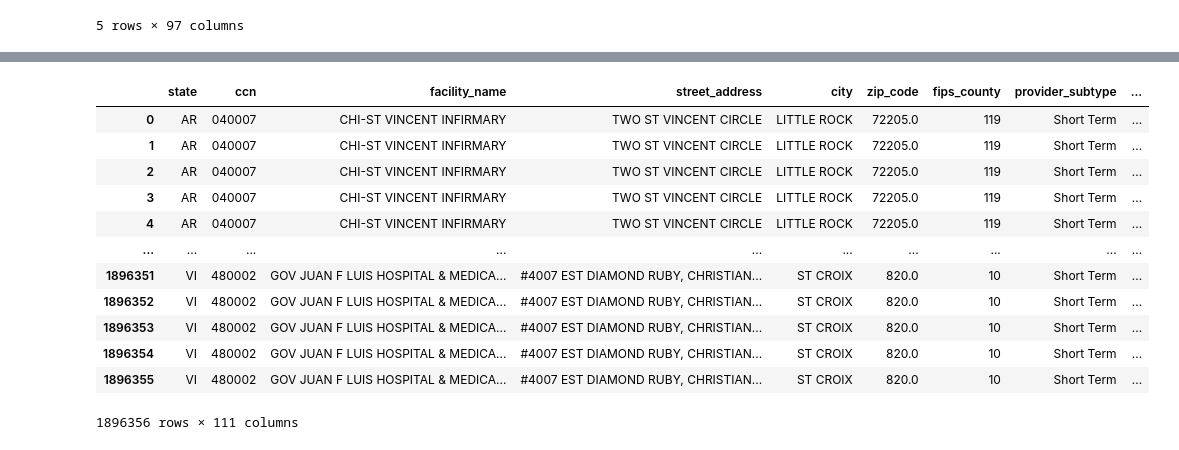
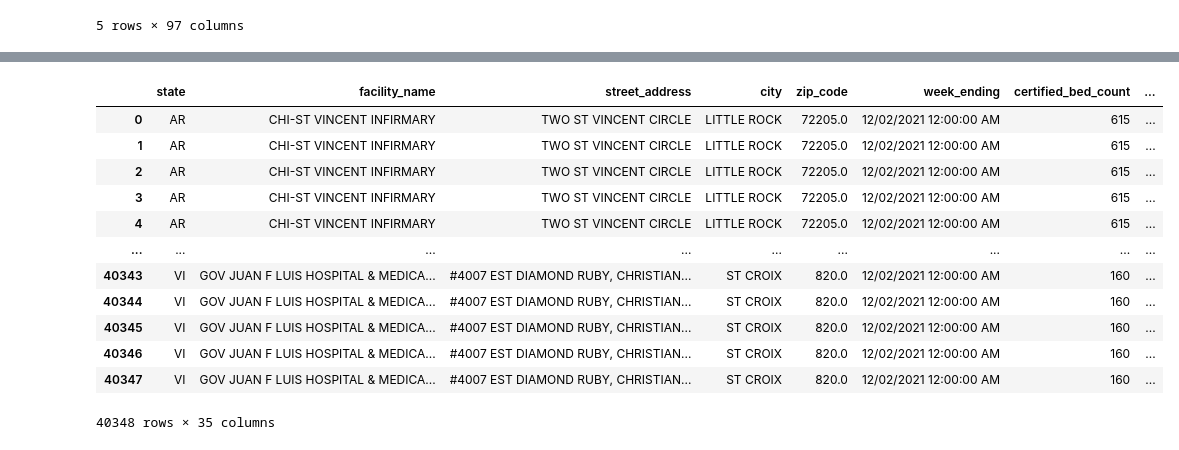
Before and after one commit to Lucasmvs1994/Project_2, a Jupyter notebook: Dan.ipynb, the cells around one changed output, grey strips where cells are left out. Saved outputs shown, nothing was run; the diff lists cells and outputs as text; code cells hidden in the pictures.

```diff
--- a/Dan.ipynb
+++ b/Dan.ipynb
@@ -30,18 +157,17 @@ file_df2.head(5)
 # %%
-file_df = pd.merge(file_df1, file_df2)
+df3 = pd.merge(df1, file_df2)
+df3
+# %% [output]
+|  | state | facility_name | street_address | city | zip_code | week_ending | certified_bed_count | ... |
+| 0 | AR | CHI-ST VINCENT INFIRMARY | TWO ST VINCENT CIRCLE | LITTLE ROCK | 72205.0 | 12/02/2021 12:00:00 AM | 615 | ... |
+| 1 | AR | CHI-ST VINCENT INFIRMARY | TWO ST VINCENT CIRCLE | LITTLE ROCK | 72205.0 | 12/02/2021 12:00:00 AM | 615 | ... |
+| 2 | AR | CHI-ST VINCENT INFIRMARY | TWO ST VINCENT CIRCLE | LITTLE ROCK | 72205.0 | 12/02/2021 12:00:00 AM | 615 | ... |
+| 3 | AR | CHI-ST VINCENT INFIRMARY | TWO ST VINCENT CIRCLE | LITTLE ROCK | 72205.0 | 12/02/2021 12:00:00 AM | 615 | ... |
+| 4 | AR | CHI-ST VINCENT INFIRMARY | TWO ST VINCENT CIRCLE | LITTLE ROCK | 72205.0 | 12/02/2021 12:00:00 AM | 615 | ... |
+| ... | ... | ... | ... | ... | ... | ... | ... | ... |
+| 40343 | VI | GOV JUAN F LUIS HOSPITAL & MEDICA... | #4007 EST DIAMOND RUBY, CHRISTIAN... | ST CROIX | 820.0 | 12/02/2021 12:00:00 AM | 160 | ... |
+| 40344 | VI | GOV JUAN F LUIS HOSPITAL & MEDICA... | #4007 EST DIAMOND RUBY, CHRISTIAN... | ST CROIX | 820.0 | 12/02/2021 12:00:00 AM | 160 | ... |
+| 40345 | VI | GOV JUAN F LUIS HOSPITAL & MEDICA... | #4007 EST DIAMOND RUBY, CHRISTIAN... | ST CROIX | 820.0 | 12/02/2021 12:00:00 AM | 160 | ... |
+| 40346 | VI | GOV JUAN F LUIS HOSPITAL & MEDICA... | #4007 EST DIAMOND RUBY, CHRISTIAN... | ST CROIX | 820.0 | 12/02/2021 12:00:00 AM | 160 | ... |
+| 40347 | VI | GOV JUAN F LUIS HOSPITAL & MEDICA... | #4007 EST DIAMOND RUBY, CHRISTIAN... | ST CROIX | 820.0 | 12/02/2021 12:00:00 AM | 160 | ... |
+40348 rows × 35 columns
-# %%
-file_df
-# %% [output]
-|  | state | ccn | facility_name | street_address | city | zip_code | fips_county | provider_subtype | ... |
-| 0 | AR | 040007 | CHI-ST VINCENT INFIRMARY | TWO ST VINCENT CIRCLE | LITTLE ROCK | 72205.0 | 119 | Short Term | ... |
-| 1 | AR | 040007 | CHI-ST VINCENT INFIRMARY | TWO ST VINCENT CIRCLE | LITTLE ROCK | 72205.0 | 119 | Short Term | ... |
-| 2 | AR | 040007 | CHI-ST VINCENT INFIRMARY | TWO ST VINCENT CIRCLE | LITTLE ROCK | 72205.0 | 119 | Short Term | ... |
-| 3 | AR | 040007 | CHI-ST VINCENT INFIRMARY | TWO ST VINCENT CIRCLE | LITTLE ROCK | 72205.0 | 119 | Short Term | ... |
-| 4 | AR | 040007 | CHI-ST VINCENT INFIRMARY | TWO ST VINCENT CIRCLE | LITTLE ROCK | 72205.0 | 119 | Short Term | ... |
-| ... | ... | ... | ... | ... | ... | ... | ... | ... | ... |
-| 1896351 | VI | 480002 | GOV JUAN F LUIS HOSPITAL & MEDICA... | #4007 EST DIAMOND RUBY, CHRISTIAN... | ST CROIX | 820.0 | 10 | Short Term | ... |
-| 1896352 | VI | 480002 | GOV JUAN F LUIS HOSPITAL & MEDICA... | #4007 EST DIAMOND RUBY, CHRISTIAN... | ST CROIX | 820.0 | 10 | Short Term | ... |
-| 1896353 | VI | 480002 | GOV JUAN F LUIS HOSPITAL & MEDICA... | #4007 EST DIAMOND RUBY, CHRISTIAN... | ST CROIX | 820.0 | 10 | Short Term | ... |
-| 1896354 | VI | 480002 | GOV JUAN F LUIS HOSPITAL & MEDICA... | #4007 EST DIAMOND RUBY, CHRISTIAN... | ST CROIX | 820.0 | 10 | Short Term | ... |
-| 1896355 | VI | 480002 | GOV JUAN F LUIS HOSPITAL & MEDICA... | #4007 EST DIAMOND RUBY, CHRISTIAN... | ST CROIX | 820.0 | 10 | Short Term | ... |
-1896356 rows × 111 columns
```
Also changed, not shown: parts of 14 cells of this notebook, 4 other files.
